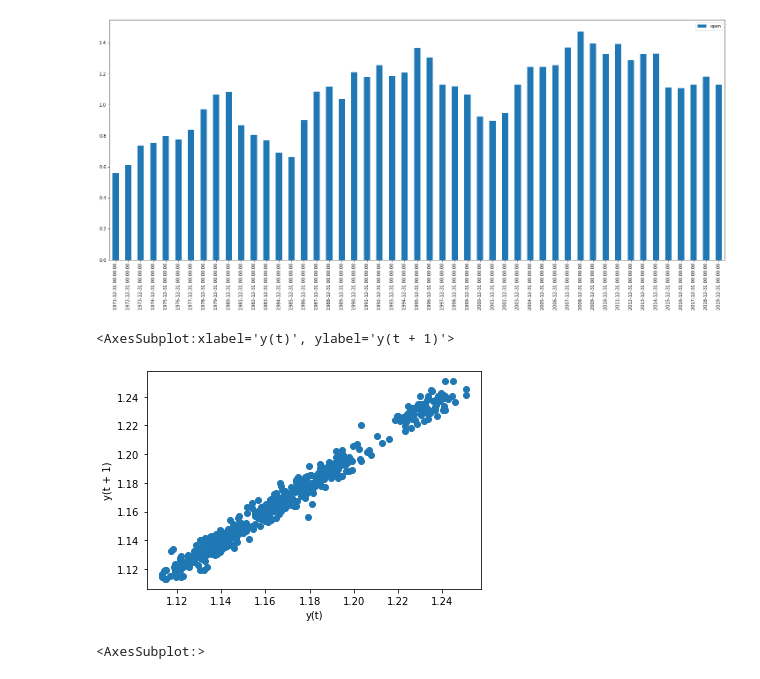
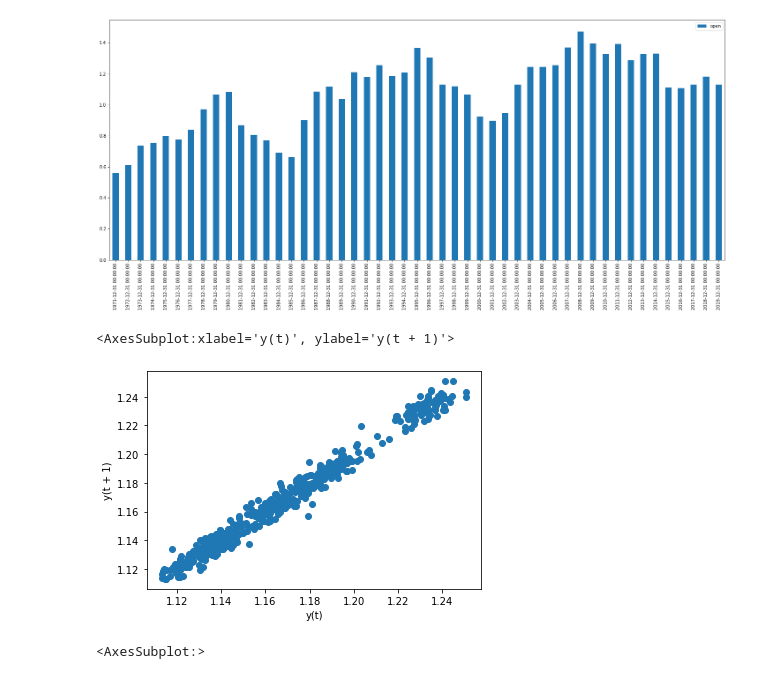
Before and after one commit to SMJB4015/Analyse_Donnee, a Jupyter notebook: index.ipynb, the cells around one changed output. Cells and saved outputs as stored; diff of their text form; code cells hidden in the pictures.

```diff
--- a/index.ipynb
+++ b/index.ipynb
@@ -108,10 +91,10 @@ eu.resample('Y').mean().plot.bar(y=['open'], figsize=[25,10])
 # %%
 from pandas.plotting import lag_plot
 
-lag_plot(eu['close'].tail(500))
+lag_plot(eu['open'].tail(500))
 # %% [output]
 <AxesSubplot:xlabel='y(t)', ylabel='y(t + 1)'>
-[figure, old version]
+[figure, new version]
 # %%
 eu.iloc[:200].plot(y=['open', 'high', 'low', 'close'], figsize=(25,10))
 # %% [output]
```
Also changed, not shown: parts of 4 cells of this notebook, 10 other files.
